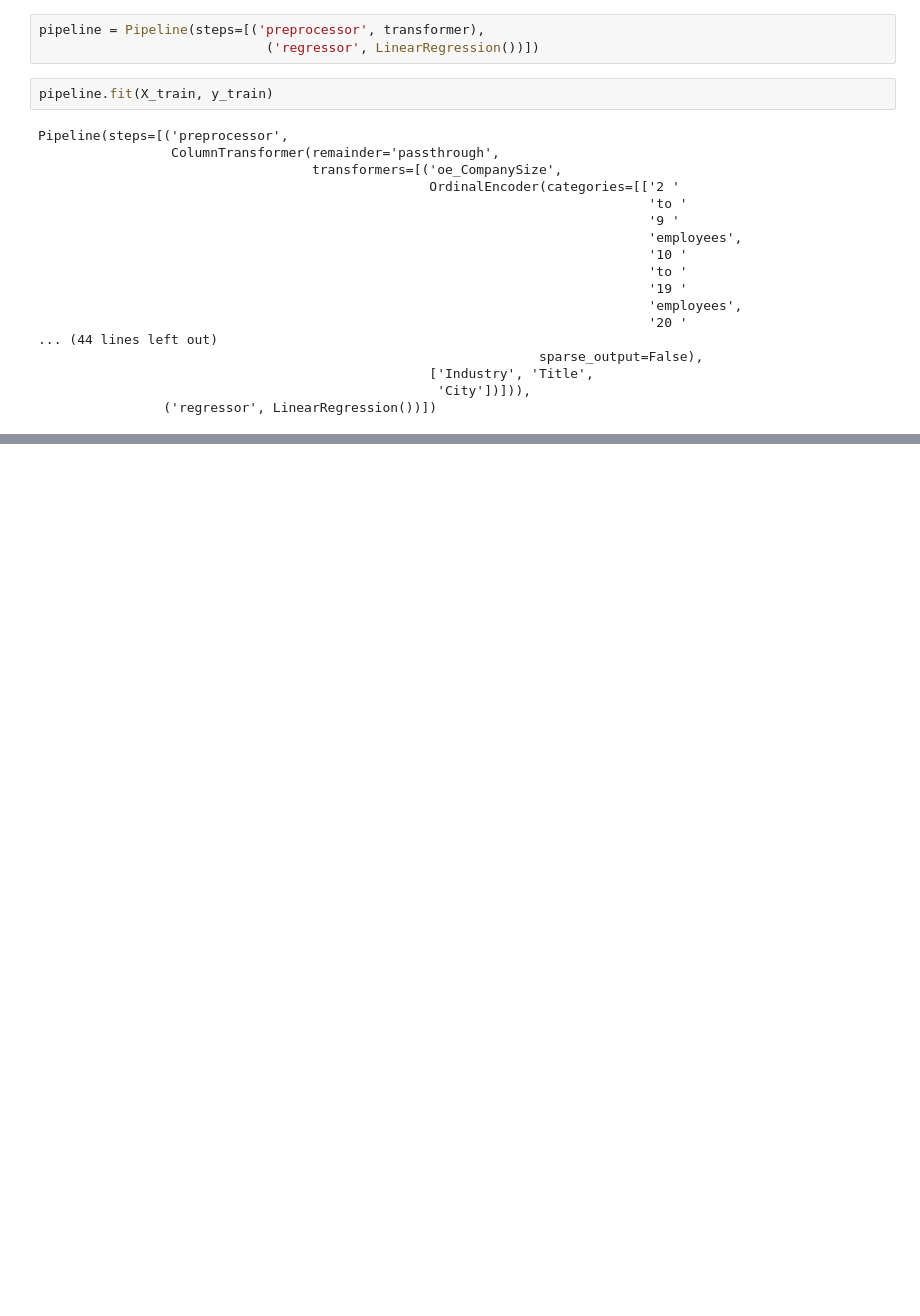
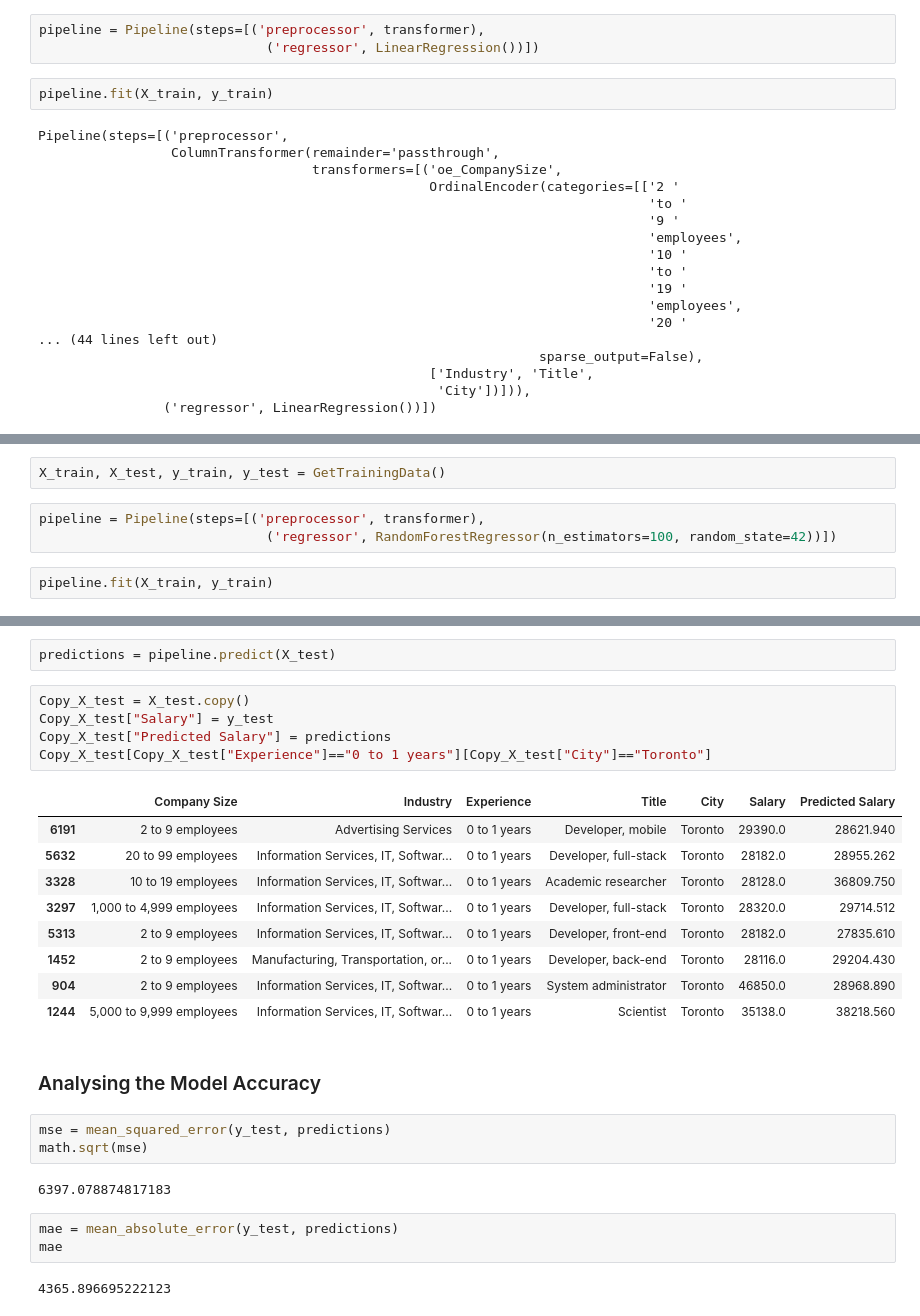
Before and after one commit to MounirAia/Canadian-Tech-Salary-Prediction-App, a Jupyter notebook: data/CreationMLModel.ipynb, the cells around one changed output, grey strips where cells are left out. Drawn from its saved outputs; the diff is of its cells as text; blank space fills up the shorter version.

```diff
--- a/data/CreationMLModel.ipynb
+++ b/data/CreationMLModel.ipynb
@@ -264,0 +411,7 @@ array([27.13754167, 38.73625   , 50.33772917, 61.9364375 ])
+# %%
+X_train, X_test, y_train, y_test = GetTrainingData()
+# %%
+pipeline = Pipeline(steps=[('preprocessor', transformer),
+                             ('regressor', RandomForestRegressor(n_estimators=100, random_state=42))])
+# %%
+pipeline.fit(X_train, y_train)
@@ -264,0 +436,29 @@ array([27.13754167, 38.73625   , 50.33772917, 61.9364375 ])
+# %%
+predictions = pipeline.predict(X_test)
+# %%
+Copy_X_test = X_test.copy()
+Copy_X_test["Salary"] = y_test
+Copy_X_test["Predicted Salary"] = predictions
+Copy_X_test[Copy_X_test["Experience"]=="0 to 1 years"][Copy_X_test["City"]=="Toronto"]
+# %% [output]
+|  | Company Size | Industry | Experience | Title | City | Salary | Predicted Salary |
+| 6191 | 2 to 9 employees | Advertising Services | 0 to 1 years | Developer, mobile | Toronto | 29390.0 | 28621.940 |
+| 5632 | 20 to 99 employees | Information Services, IT, Softwar... | 0 to 1 years | Developer, full-stack | Toronto | 28182.0 | 28955.262 |
+| 3328 | 10 to 19 employees | Information Services, IT, Softwar... | 0 to 1 years | Academic researcher | Toronto | 28128.0 | 36809.750 |
+| 3297 | 1,000 to 4,999 employees | Information Services, IT, Softwar... | 0 to 1 years | Developer, full-stack | Toronto | 28320.0 | 29714.512 |
+| 5313 | 2 to 9 employees | Information Services, IT, Softwar... | 0 to 1 years | Developer, front-end | Toronto | 28182.0 | 27835.610 |
+| 1452 | 2 to 9 employees | Manufacturing, Transportation, or... | 0 to 1 years | Developer, back-end | Toronto | 28116.0 | 29204.430 |
+| 904 | 2 to 9 employees | Information Services, IT, Softwar... | 0 to 1 years | System administrator | Toronto | 46850.0 | 28968.890 |
+| 1244 | 5,000 to 9,999 employees | Information Services, IT, Softwar... | 0 to 1 years | Scientist | Toronto | 35138.0 | 38218.560 |
+# %% [markdown]
+### Analysing the Model Accuracy
+# %%
+mse = mean_squared_error(y_test, predictions)
+math.sqrt(mse)
+# %% [output]
+6397.078874817183
+# %%
+mae = mean_absolute_error(y_test, predictions)
+mae
+# %% [output]
+4365.896695222123
```
Also changed, not shown: parts of 72 cells of this notebook, 3 other files.
